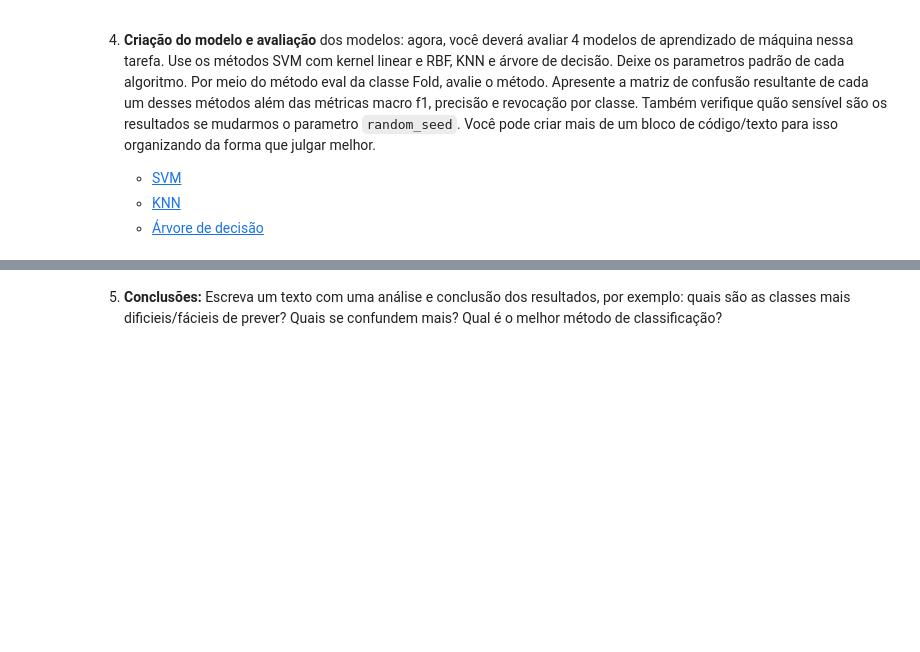
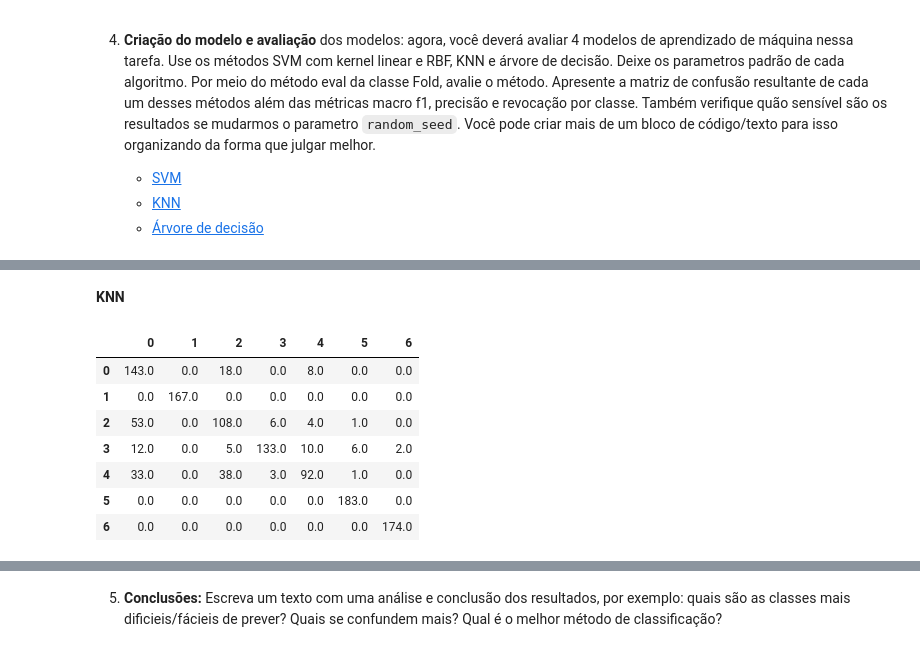
Before and after one commit to lucashuati/machine-learnig, a Jupyter notebook: pratica3/Avaliação - Classificação de Imagens.ipynb, the cells around one changed output, grey strips where cells are left out. Saved outputs shown, nothing was run; the diff lists cells and outputs as text; code cells hidden in the pictures; blank space fills up the shorter version.

```diff
--- a/pratica3/Avaliação - Classificação de Imagens.ipynb
+++ b/pratica3/Avaliação - Classificação de Imagens.ipynb
@@ -127,0 +196,22 @@ A matriz de confusão já está implementada, as demais possuem algo para você
+# %% [markdown]
+**KNN**
+# %%
+from resultado import Fold
+from sklearn.neighbors import KNeighborsClassifier
+
+clf_knn = KNeighborsClassifier()
+fold = Fold(df_treino, df_teste,'y-i')
+resultado = fold.eval(clf_knn)
+result_knn = resultado.show_results(method_name='KNN')
+resultados = resultados.append(result_knn)
+result_knn_by_class = resultado.show_results_by_class(method_name='knn')
+pd.DataFrame(resultado.mat_confusao)
+# %% [output]
+|  | 0 | 1 | 2 | 3 | 4 | 5 | 6 |
+| 0 | 143.0 | 0.0 | 18.0 | 0.0 | 8.0 | 0.0 | 0.0 |
+| 1 | 0.0 | 167.0 | 0.0 | 0.0 | 0.0 | 0.0 | 0.0 |
+| 2 | 53.0 | 0.0 | 108.0 | 6.0 | 4.0 | 1.0 | 0.0 |
+| 3 | 12.0 | 0.0 | 5.0 | 133.0 | 10.0 | 6.0 | 2.0 |
+| 4 | 33.0 | 0.0 | 38.0 | 3.0 | 92.0 | 1.0 | 0.0 |
+| 5 | 0.0 | 0.0 | 0.0 | 0.0 | 0.0 | 183.0 | 0.0 |
+| 6 | 0.0 | 0.0 | 0.0 | 0.0 | 0.0 | 0.0 | 174.0 |
```
Also changed, not shown: parts of 12 cells of this notebook, 1 other file.
